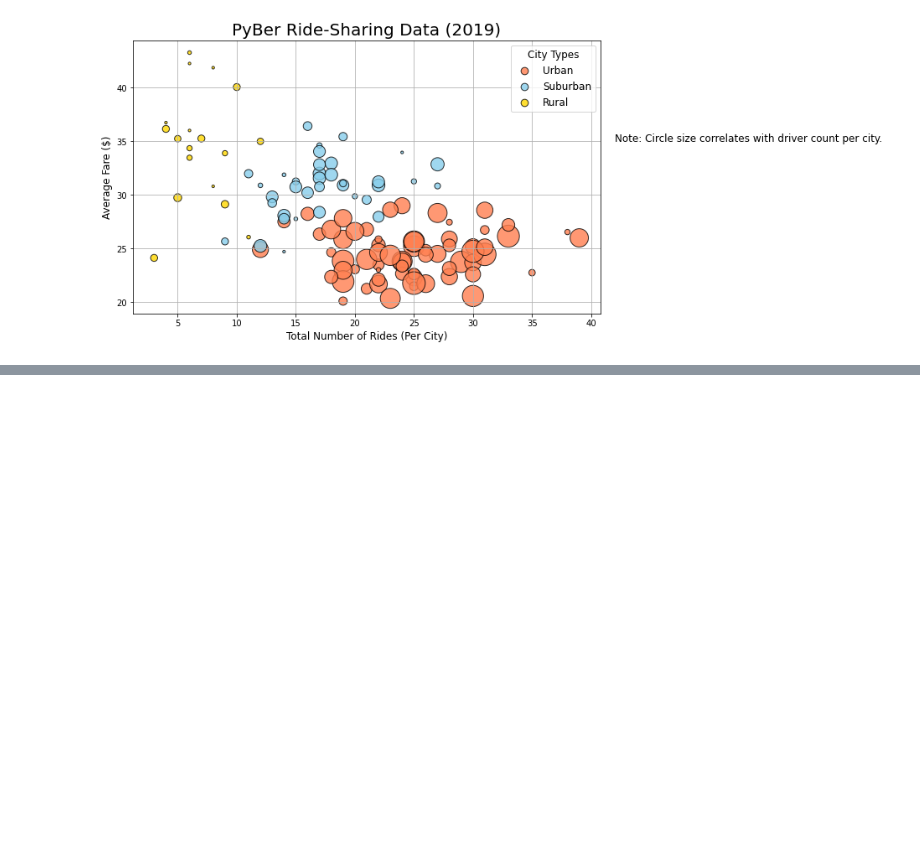
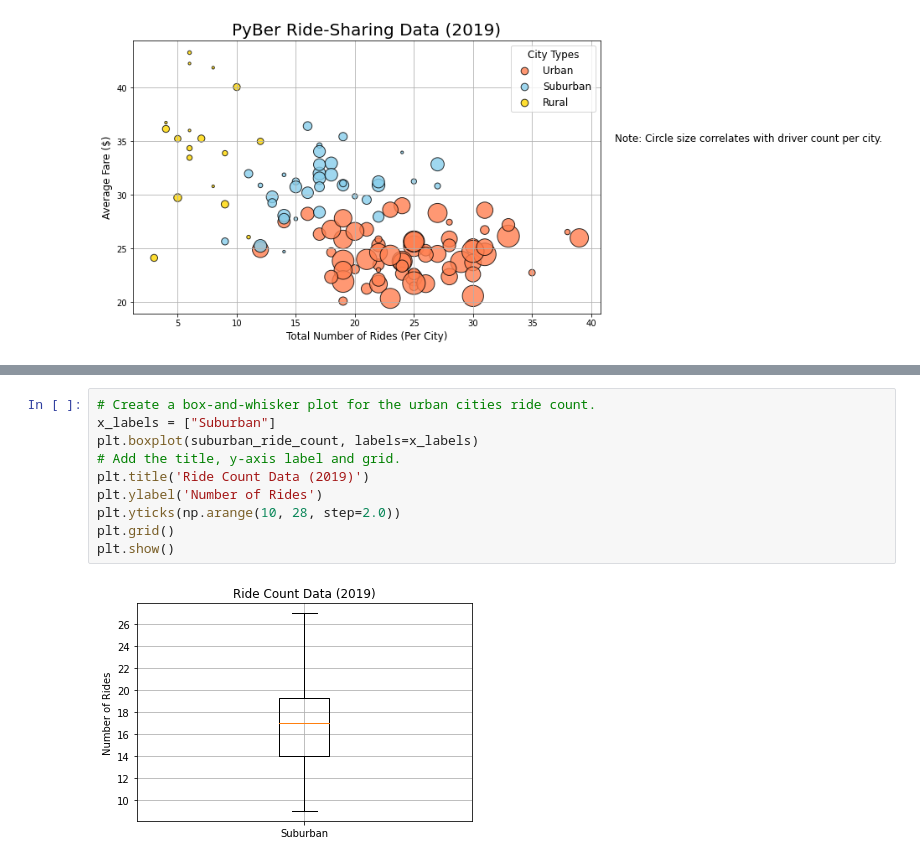
Before and after one commit to HHGOOD02/PyBer_Analysis, a Jupyter notebook: PyBer.ipynb, the cells around one changed output, grey strips where cells are left out. Cells and saved outputs as stored; diff of their text form; blank space fills up the shorter version.

```diff
--- a/PyBer.ipynb
+++ b/PyBer.ipynb
@@ -284,0 +473,12 @@ plt.show()
+# %%
+# Create a box-and-whisker plot for the urban cities ride count.
+x_labels = ["Suburban"]
+plt.boxplot(suburban_ride_count, labels=x_labels)
+# Add the title, y-axis label and grid.
+plt.title('Ride Count Data (2019)')
+plt.ylabel('Number of Rides')
+plt.yticks(np.arange(10, 28, step=2.0))
+plt.grid()
+plt.show()
+# %% [output]
+[figure, added]
```
Also changed, not shown: parts of 31 cells of this notebook, 4 other files.
